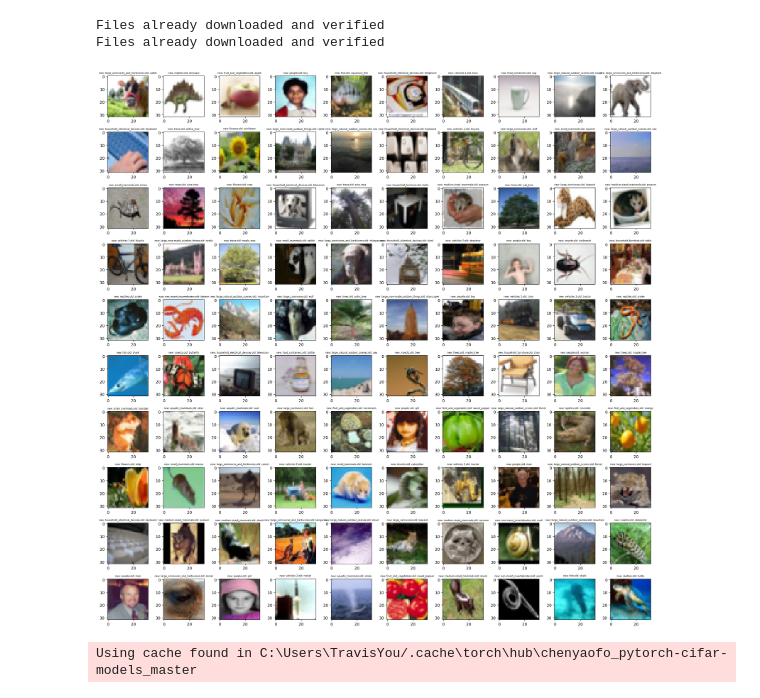
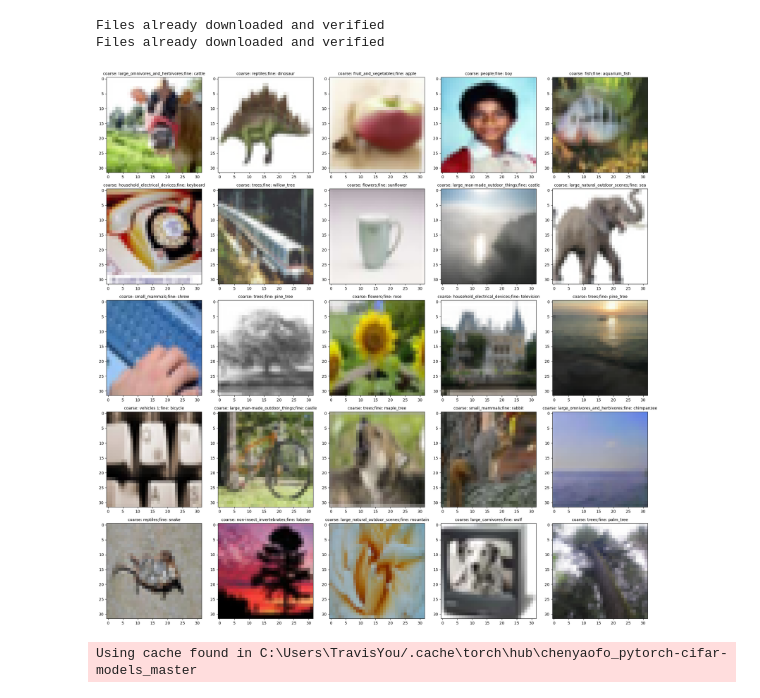
Before and after one commit to Siyu-Li-Tammy/ML_Project_CNN, a Jupyter notebook: cifar100pretrained.ipynb, the cells around one changed output. Cells and saved outputs as stored; diff of their text form; code cells hidden in the pictures.

```diff
--- a/cifar100pretrained.ipynb
+++ b/cifar100pretrained.ipynb
@@ -86,15 +86,15 @@ validsplit_fine = TransformedSubset(trainset, validsplit_fine_idx.indices, trans
 # %%
 # Visualize Coarse Dataset
 import matplotlib.pyplot as plt
-fig, ax = plt.subplots(10,10, figsize = (20,20))
-for i in range(10):
-    for j in range(10):
-        ax[i,j].imshow(np.array(trainset[i*10 + j][0]))
-        ax[i,j].set_title(f'new: {trainset_coarse.classes[trainset_coarse[i*10 + j][1]]};old: {trainset.classes[trainset[i*10 + j][1]]}',fontsize = 6)
+fig, ax = plt.subplots(5,5, figsize = (20,20))
+for i in range(5):
+    for j in range(5):
+        ax[i,j].imshow(np.array(trainset[i*5 + j][0]))
+        ax[i,j].set_title(f'coarse: {trainset_coarse.classes[trainset_coarse[i*10 + j][1]]};fine: {trainset.classes[trainset[i*10 + j][1]]}',fontsize = 10)
 plt.tight_layout()
 plt.show()
 # %% [output]
-[figure, old version]
+[figure, new version]
 # %%
 # Prepare the Dataloaders
 
```
Also changed, not shown: parts of 10 cells of this notebook.
